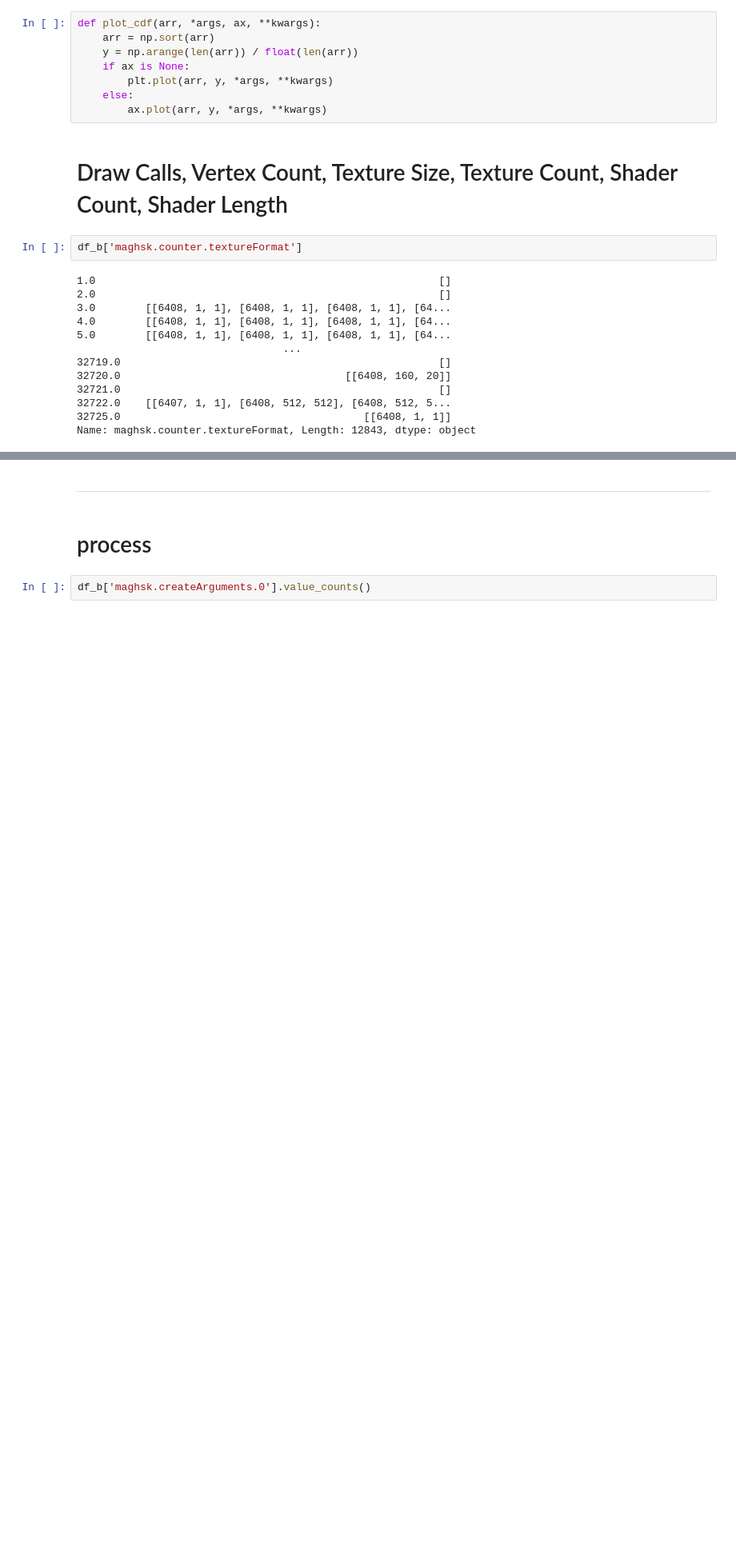
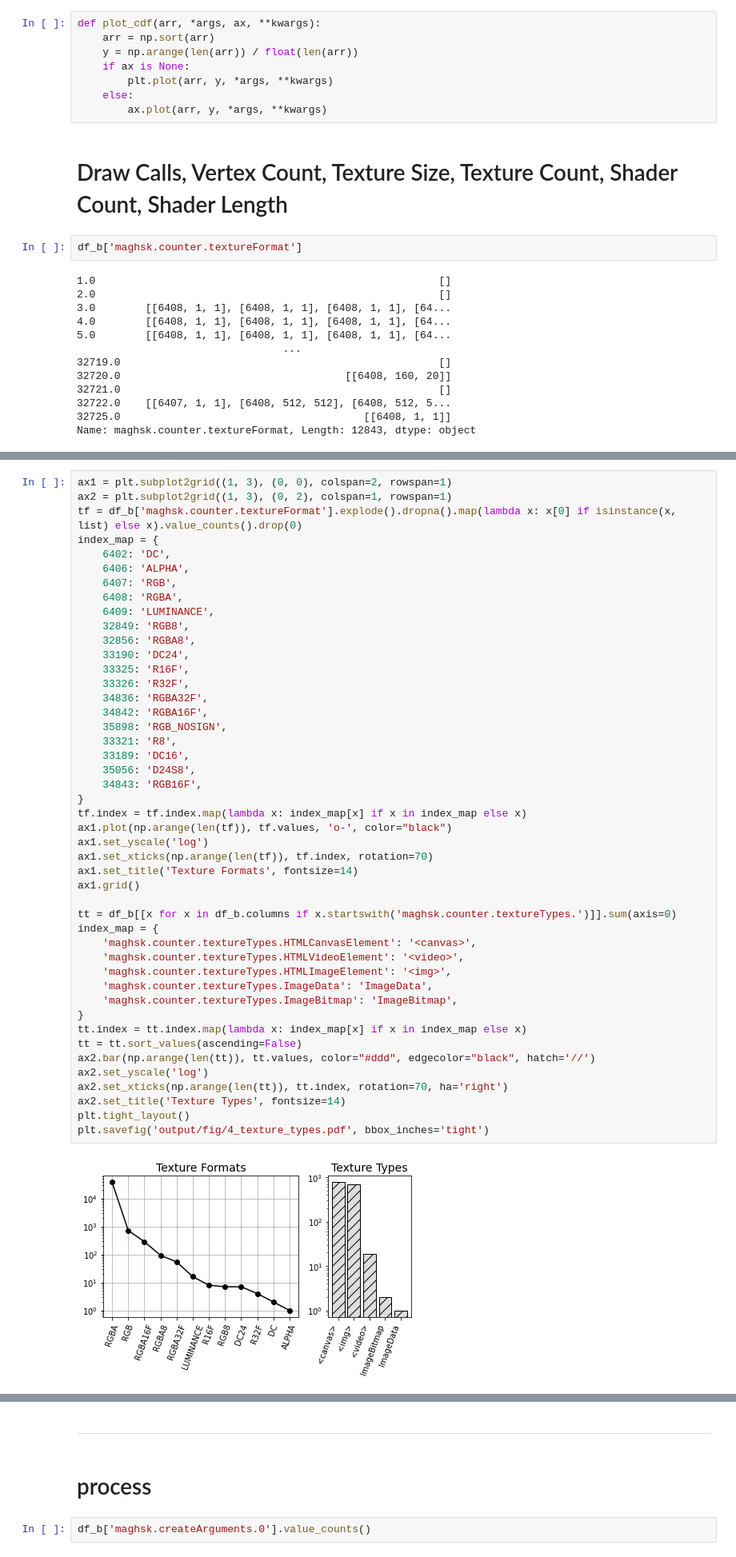
Before and after one commit to yudshj/WebGL-Empirical-Study-new, a Jupyter notebook: 4-2.WWW/raf/2_analyze.ipynb, the cells around one changed output, grey strips where cells are left out. Shown at 80% size. Drawn from its saved outputs; the diff is of its cells as text; blank space fills up the shorter version.

```diff
--- a/4-2.WWW/raf/2_analyze.ipynb
+++ b/4-2.WWW/raf/2_analyze.ipynb
@@ -127,0 +211,48 @@ plt.savefig('output/fig/complexity_cdf.pdf', bbox_inches='tight')
+# %%
+ax1 = plt.subplot2grid((1, 3), (0, 0), colspan=2, rowspan=1)
+ax2 = plt.subplot2grid((1, 3), (0, 2), colspan=1, rowspan=1)
+tf = df_b['maghsk.counter.textureFormat'].explode().dropna().map(lambda x: x[0] if isinstance(x, list) else x).value_counts().drop(0)
+index_map = {
+    6402: 'DC',
+    6406: 'ALPHA',
+    6407: 'RGB',
+    6408: 'RGBA',
+    6409: 'LUMINANCE',
+    32849: 'RGB8',
+    32856: 'RGBA8',
+    33190: 'DC24',
+    33325: 'R16F',
+    33326: 'R32F',
+    34836: 'RGBA32F',
+    34842: 'RGBA16F',
+    35898: 'RGB_NOSIGN',
+    33321: 'R8',
+    33189: 'DC16',
+    35056: 'D24S8',
+    34843: 'RGB16F',
+}
+tf.index = tf.index.map(lambda x: index_map[x] if x in index_map else x)
+ax1.plot(np.arange(len(tf)), tf.values, 'o-', color="black")
+ax1.set_yscale('log')
+ax1.set_xticks(np.arange(len(tf)), tf.index, rotation=70)
+ax1.set_title('Texture Formats', fontsize=14)
+ax1.grid()
+
+tt = df_b[[x for x in df_b.columns if x.startswith('maghsk.counter.textureTypes.')]].sum(axis=0)
+index_map = {
+    'maghsk.counter.textureTypes.HTMLCanvasElement': '<canvas>',
+    'maghsk.counter.textureTypes.HTMLVideoElement': '<video>',
+    'maghsk.counter.textureTypes.HTMLImageElement': '<img>',
+    'maghsk.counter.textureTypes.ImageData': 'ImageData',
+    'maghsk.counter.textureTypes.ImageBitmap': 'ImageBitmap',
+}
+tt.index = tt.index.map(lambda x: index_map[x] if x in index_map else x)
+tt = tt.sort_values(ascending=False)
+ax2.bar(np.arange(len(tt)), tt.values, color="#ddd", edgecolor="black", hatch='//')
+ax2.set_yscale('log')
+ax2.set_xticks(np.arange(len(tt)), tt.index, rotation=70, ha='right')
+ax2.set_title('Texture Types', fontsize=14)
+plt.tight_layout()
+plt.savefig('output/fig/4_texture_types.pdf', bbox_inches='tight')
+# %% [output]
+[figure, added]
```
Also changed, not shown: parts of 13 cells of this notebook, 5 other files.
